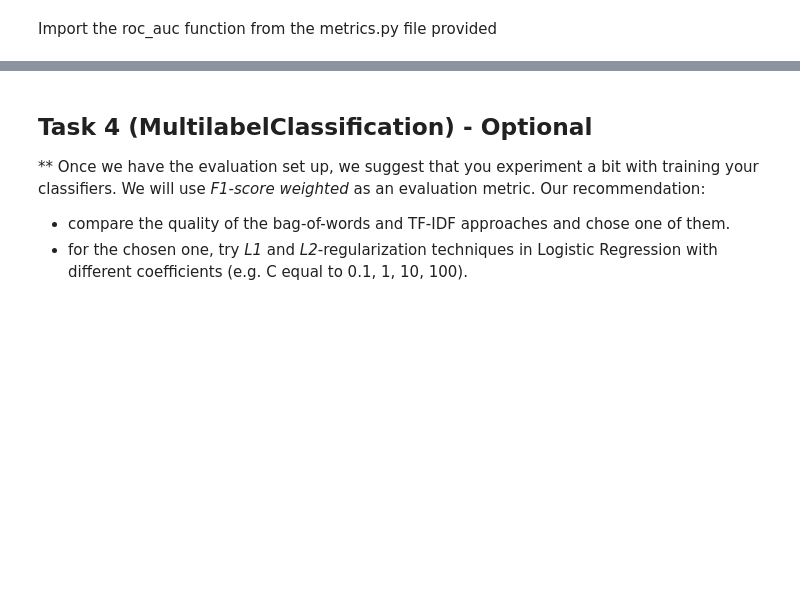
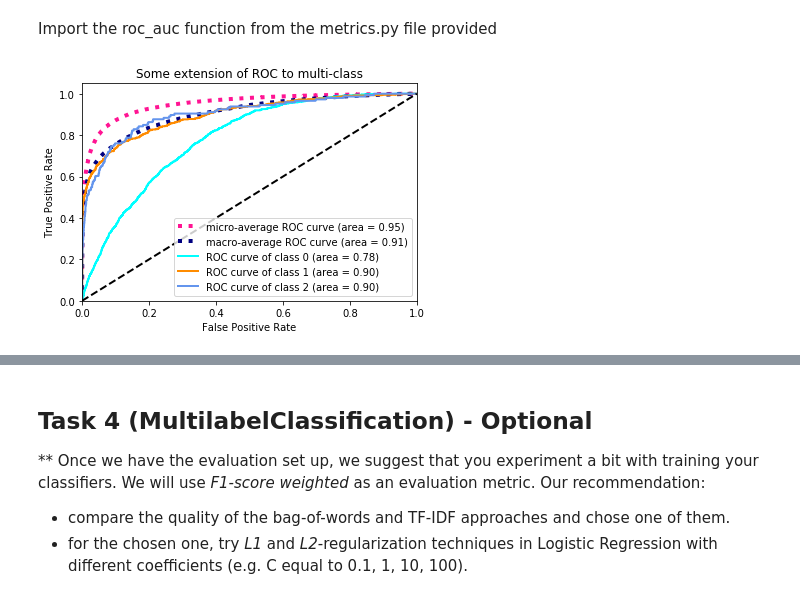
Before and after one commit to GreatLearningAIML1/bangalore-november-2018-batch-dsmithun, a Jupyter notebook: Stats_NLP_Project_Questions.ipynb, the cells around one changed output, grey strips where cells are left out. Saved outputs shown, nothing was run; the diff lists cells and outputs as text; code cells hidden in the pictures; blank space fills up the shorter version.

```diff
--- a/Stats_NLP_Project_Questions.ipynb
+++ b/Stats_NLP_Project_Questions.ipynb
@@ -128,15 +296,16 @@ Implement the described encoding in the function *my_bag_of_words* with the size
 # %%
-DICT_SIZE = 5000
-WORDS_TO_INDEX = ####### YOUR CODE HERE #######
-INDEX_TO_WORDS = ####### YOUR CODE HERE #######
-ALL_WORDS = WORDS_TO_INDEX.keys()
-
 def my_bag_of_words(text, words_to_index, dict_size):
 
     ### Write a function which returns a vector which is a bag-of-words representation of 'text'
+    vect = np.zeros(dict_size)
+    text_word = text.split(" ")
 
+    for i in range(0, len(text_word)):
+        for key, value in words_to_index.items():
+            if text_word[i]==key:
+                vect[words_to_index[key]] = vect[words_to_index[key]] + 1
 
-    return result_vector
+    return vect
 # %%
 def test_my_bag_of_words():
     words_to_index = {'hi': 0, 'you': 1, 'me': 2, 'are': 3}
@@ -155,7 +328,7 @@ Now apply the implemented function to all samples (this might take up to a minut
 from scipy import sparse as sp_sparse
 # %%
 X_train_mybag = sp_sparse.vstack([sp_sparse.csr_matrix(my_bag_of_words(text, WORDS_TO_INDEX, DICT_SIZE)) for text in X_train])
-X_val_mybag = sp_sparse.vstack([sp_sparse.csr_matrix(my_bag_of_words(text, WORDS_TO_INDEX, DICT_SIZE)) for text in X_val])
+X_val_mybag = sp_sparse.vstack([sp_sparse.csr_matrix(my_bag_of_words(text, WORDS_TO_INDEX, DICT_SIZE)) for text in X_validation])
 X_test_mybag = sp_sparse.vstack([sp_sparse.csr_matrix(my_bag_of_words(text, WORDS_TO_INDEX, DICT_SIZE)) for text in X_test])
 print('X_train shape ', X_train_mybag.shape)
 print('X_val shape ', X_val_mybag.shape)
@@ -196,9 +416,9 @@ http://scikit-learn.org/stable/modules/generated/sklearn.preprocessing.MultiLabe
 # %%
 from sklearn.preprocessing import MultiLabelBinarizer
 # %%
-mlb = MultiLabelBinarizer(classes=sorted(tags_counts.keys()))
+mlb = MultiLabelBinarizer(classes=sorted(tag_count.keys()))
 y_train = mlb.fit_transform(y_train)
-y_val = mlb.fit_transform(y_val)
+y_validation = mlb.fit_transform(y_validation)
 # %% [markdown]
 In this task we suggest to use One-vs-Rest approach, which is implemented in [OneVsRestClassifier](http://scikit-learn.org/stable/modules/generated/sklearn.multiclass.OneVsRestClassifier.html) class. In this approach *k* classifiers (= number of tags) are trained. As a basic classifier, use [LogisticRegression](http://scikit-learn.org/stable/modules/generated/sklearn.linear_model.LogisticRegression.html). It is one of the simplest methods, but often it performs good enough in text classification tasks. It might take some time, because a number of classifiers to train is large.
 
@@ -222,9 +442,7 @@ from sklearn.svm import SVC, LinearSVC
 def train_classifier(X_train, y_train):
     # Create and fit LogisticRegression and LinearSVC wraped into OneVsRestClassifier.
 
-    ######################################
-    ######### YOUR CODE HERE #############
-    ######################################
+    clf=OneVsRestClassifier(LogisticRegression()).fit(X_train, y_train)
 
     return clf  ### clf is the model
 # %% [markdown]
@@ -276,0 +512,4 @@ Import the roc_auc function from the metrics.py file provided
+# %%
+roc_auc(y_validation, y_val_predicted_scores_mybag, len(tag_count))
+# %% [output]
+[figure, added]
```
Also changed, not shown: parts of 44 cells of this notebook.
